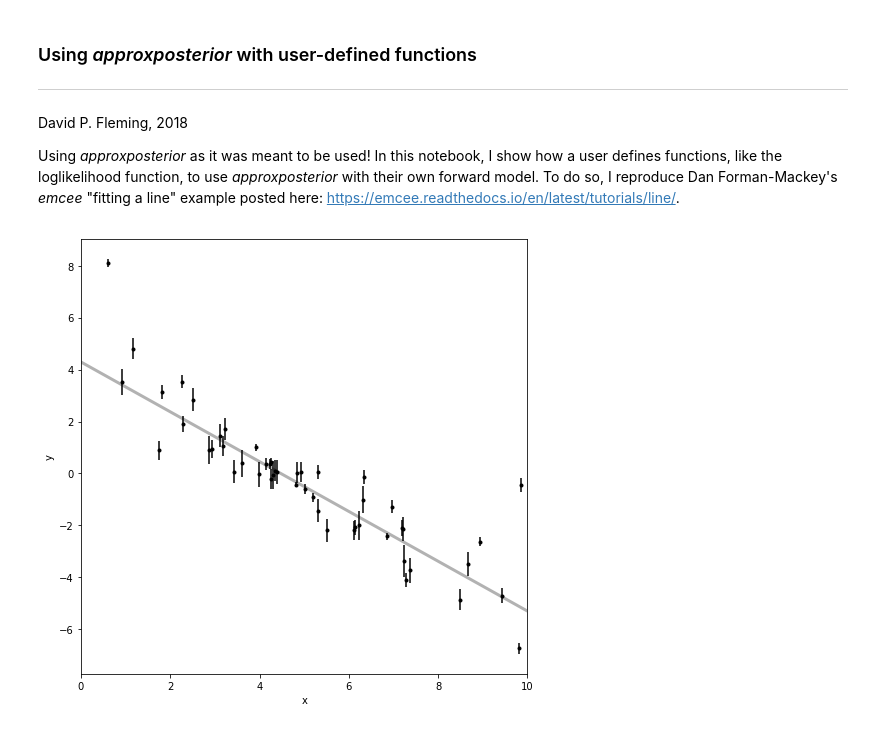
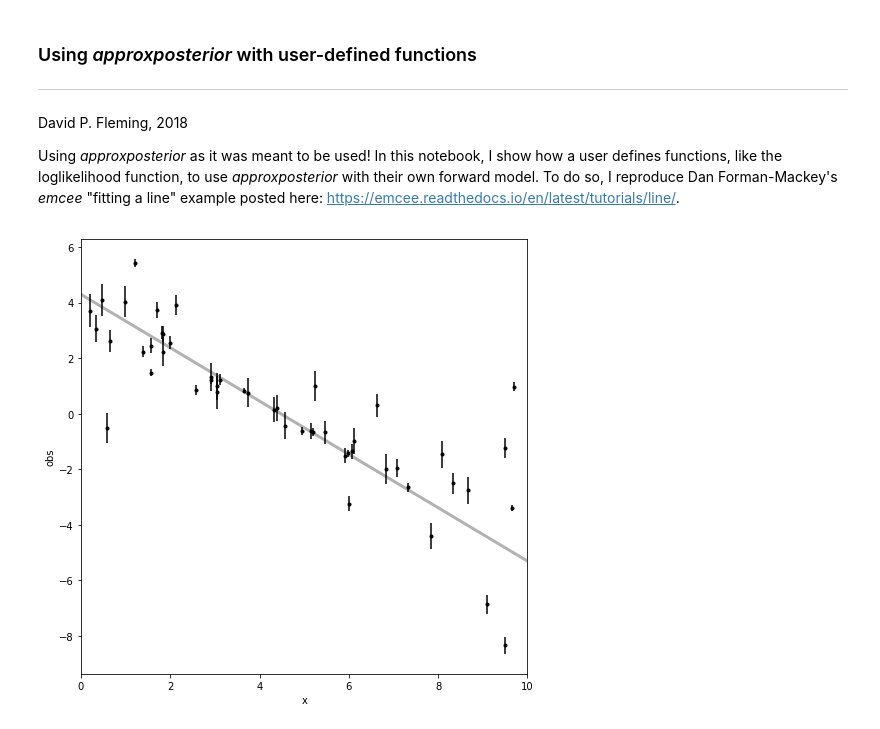
Before and after one commit to dflemin3/approxposterior, a Jupyter notebook: examples/Notebooks/tutorial.ipynb, the cells around one changed output. Saved outputs shown, nothing was run; the diff lists cells and outputs as text; code cells hidden in the pictures.

```diff
--- a/examples/Notebooks/tutorial.ipynb
+++ b/examples/Notebooks/tutorial.ipynb
@@ -15,31 +16,31 @@ import corner
 
 from approxposterior import bp
 # %%
-np.random.seed(123)
+np.random.seed(42)
 
 # Choose the "true" parameters.
 m_true = -0.9594
 b_true = 4.294
 f_true = 0.534
 
 # Generate some synthetic data from the model.
 N = 50
 x = np.sort(10*np.random.rand(N))
-yerr = 0.1+0.5*np.random.rand(N)
-y = m_true*x+b_true
-y += np.abs(f_true*y) * np.random.randn(N)
-y += yerr * np.random.randn(N)
+obserr = 0.1+0.5*np.random.rand(N)
+obs = m_true*x+b_true
+obs += np.abs(f_true*obs) * np.random.randn(N)
+obs += obserr * np.random.randn(N)
 
 fig, ax = plt.subplots(figsize=(8,8))
 
-ax.errorbar(x, y, yerr=yerr, fmt=".k", capsize=0)
+ax.errorbar(x, obs, yerr=obserr, fmt=".k", capsize=0)
 x0 = np.linspace(0, 10, 500)
 ax.plot(x0, m_true*x0+b_true, "k", alpha=0.3, lw=3)
 ax.set_xlim(0, 10)
 ax.set_xlabel("x")
-ax.set_ylabel("y");
+ax.set_ylabel("obs");
 # %% [output]
-[figure, old version]
+[figure, new version]
 # %%
 # Define a loglikelihood function
 # This is the "forward model" (in this case, a line)
```
Also changed, not shown: parts of 14 cells of this notebook, 4 other files.
